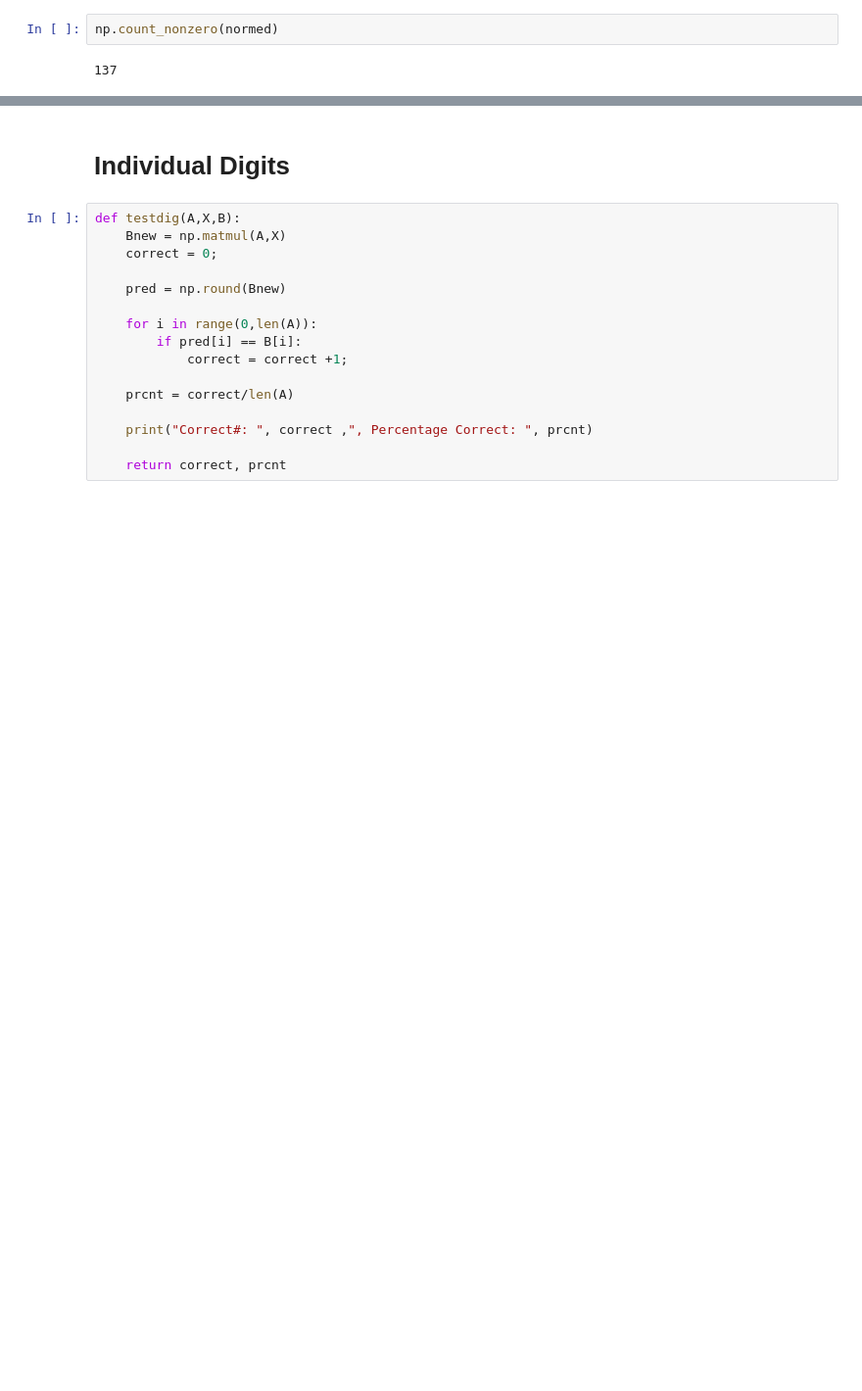
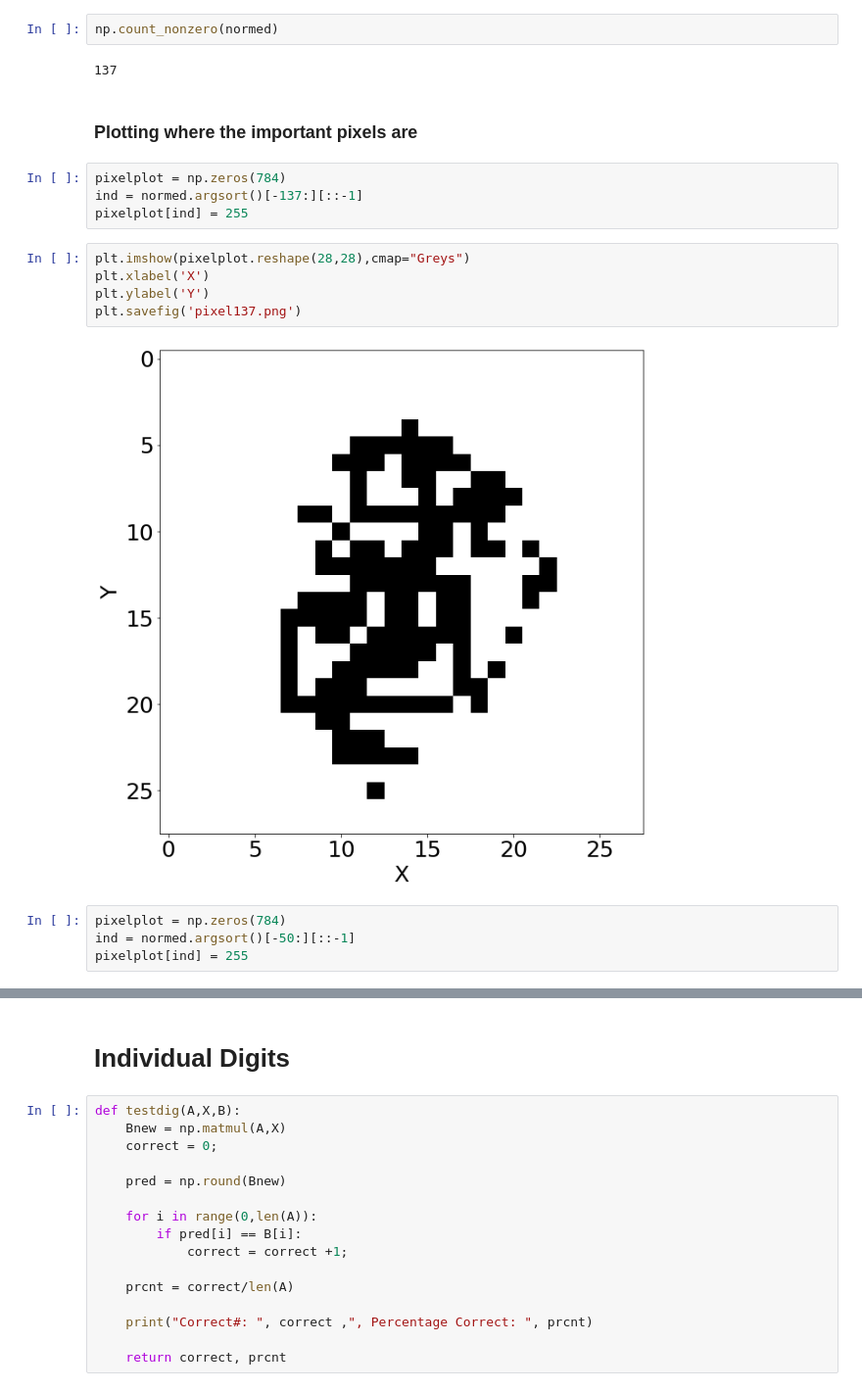
Before and after one commit to chrismhl/AMATH563, a Jupyter notebook: Homework1/AMATH563_Homework1_Code.ipynb, the cells around one changed output, grey strips where cells are left out. Shown at 98% size. Saved outputs shown, nothing was run; the diff lists cells and outputs as text; blank space fills up the shorter version.

```diff
--- a/Homework1/AMATH563_Homework1_Code.ipynb
+++ b/Homework1/AMATH563_Homework1_Code.ipynb
@@ -357,3 +358,20 @@ np.count_nonzero(x5_lso)
 np.count_nonzero(normed)
 # %% [output]
 137
+# %% [markdown]
+### Plotting where the important pixels are
+# %%
+pixelplot = np.zeros(784)
+ind = normed.argsort()[-137:][::-1]
+pixelplot[ind] = 255
+# %%
+plt.imshow(pixelplot.reshape(28,28),cmap="Greys")
+plt.xlabel('X')
+plt.ylabel('Y')
+plt.savefig('pixel137.png')
+# %% [output]
+[figure, added]
+# %%
+pixelplot = np.zeros(784)
+ind = normed.argsort()[-50:][::-1]
+pixelplot[ind] = 255
```
Also changed, not shown: parts of 16 cells of this notebook.
